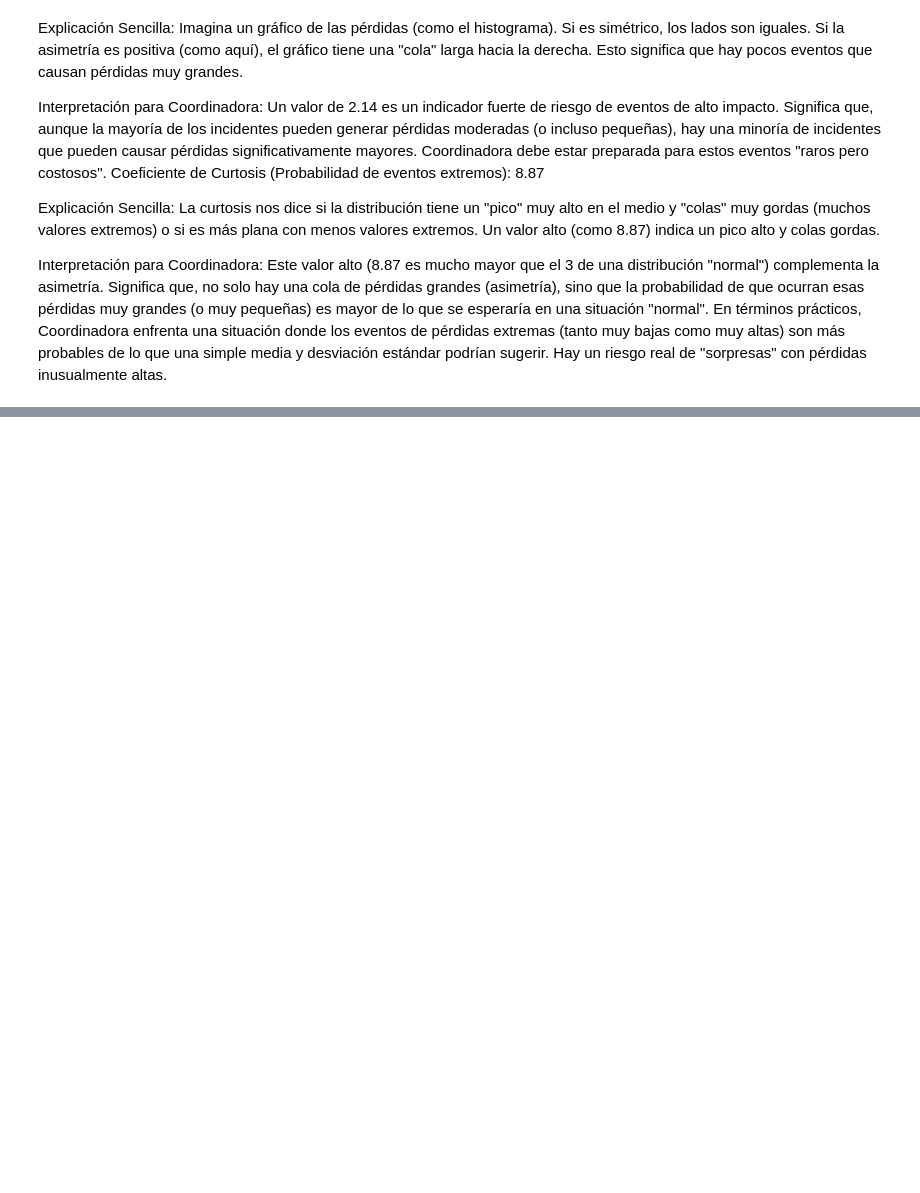
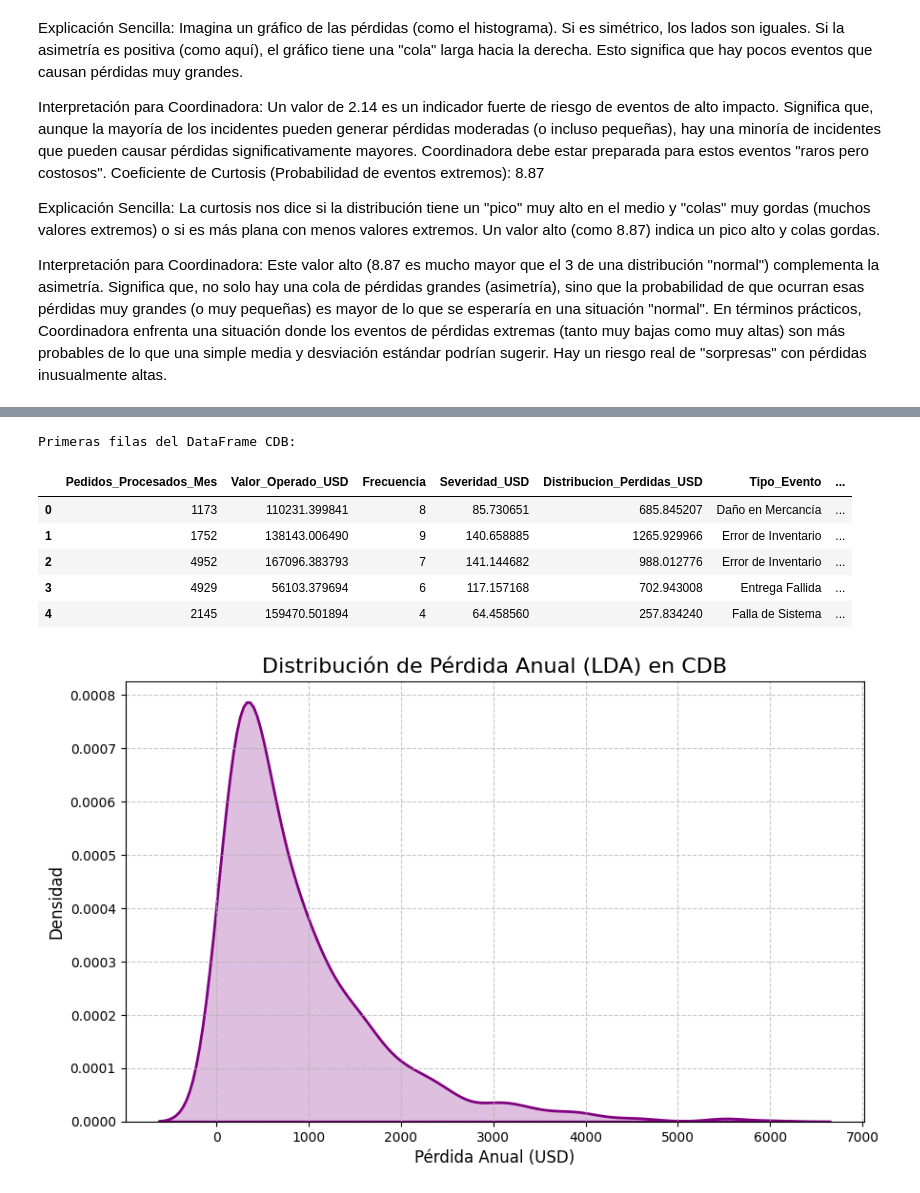
Before and after one commit to samuelperez1232/prospectiva_analitica_datos, a Jupyter notebook: taller2_caso_coordinadora.ipynb, the cells around one changed output, grey strips where cells are left out. Cells and saved outputs as stored; diff of their text form; code cells hidden in the pictures; blank space fills up the shorter version.

```diff
--- a/taller2_caso_coordinadora.ipynb
+++ b/taller2_caso_coordinadora.ipynb
@@ -281,0 +298,46 @@ Interpretación para Coordinadora: Este valor alto (8.87 es mucho mayor que el 3
+# %%
+# Muestra las primeras filas del DataFrame CDB
+print("Primeras filas del DataFrame CDB:")
+display(CDB.head())
+
+# Extrae la columna 'Frecuencia' (índice 2) y 'Severidad_USD' (índice 3) del DataFrame CDB.
+# Esto es para replicar la lógica del código original (Freq=XDB.iloc[:,3]; Sev=XDB.iloc[:,4]),
+# ajustando los índices a la estructura de nuestro DataFrame 'CDB'.
+# En CDB, 'Frecuencia' es la columna 2 y 'Severidad_USD' es la columna 3.
+Freq_CDB = CDB.iloc[:,2]
+Sev_CDB = CDB.iloc[:,3]
+
+# Calcula el Producto de Pérdida Anual (LDA) multiplicando la Frecuencia por la Severidad.
+# Este valor es equivalente a la columna 'Distribucion_Perdidas_USD' que ya existe en CDB.
+LDA_calculada = Freq_CDB * Sev_CDB
+
+# Crea una nueva figura para el gráfico, ajustando su tamaño para mejor visualización.
+plt.figure(figsize=(10, 6))
+
+# Genera un gráfico de estimación de densidad de kernel (KDE) para la variable LDA_calculada.
+# Esto ayuda a visualizar la distribución de los datos de pérdida.
+sns.kdeplot(LDA_calculada, color='purple', fill=True, linewidth=2)
+
+# Agrega un título al gráfico.
+plt.title('Distribución de Pérdida Anual (LDA) en CDB', fontsize=16)
+
+# Etiqueta el eje X.
+plt.xlabel('Pérdida Anual (USD)', fontsize=12)
+
+# Etiqueta el eje Y.
+plt.ylabel('Densidad', fontsize=12)
+
+# Agrega una cuadrícula al gráfico para facilitar la lectura.
+plt.grid(True, linestyle='--', alpha=0.7)
+
+# Muestra el gráfico generado.
+plt.show()
+# %% [output]
+Primeras filas del DataFrame CDB:
+|  | Pedidos_Procesados_Mes | Valor_Operado_USD | Frecuencia | Severidad_USD | Distribucion_Perdidas_USD | Tipo_Evento | ... |
+| 0 | 1173 | 110231.399841 | 8 | 85.730651 | 685.845207 | Daño en Mercancía | ... |
+| 1 | 1752 | 138143.006490 | 9 | 140.658885 | 1265.929966 | Error de Inventario | ... |
+| 2 | 4952 | 167096.383793 | 7 | 141.144682 | 988.012776 | Error de Inventario | ... |
+| 3 | 4929 | 56103.379694 | 6 | 117.157168 | 702.943008 | Entrega Fallida | ... |
+| 4 | 2145 | 159470.501894 | 4 | 64.458560 | 257.834240 | Falla de Sistema | ... |
+[figure, added]
```
Also changed, not shown: parts of 16 cells of this notebook.
